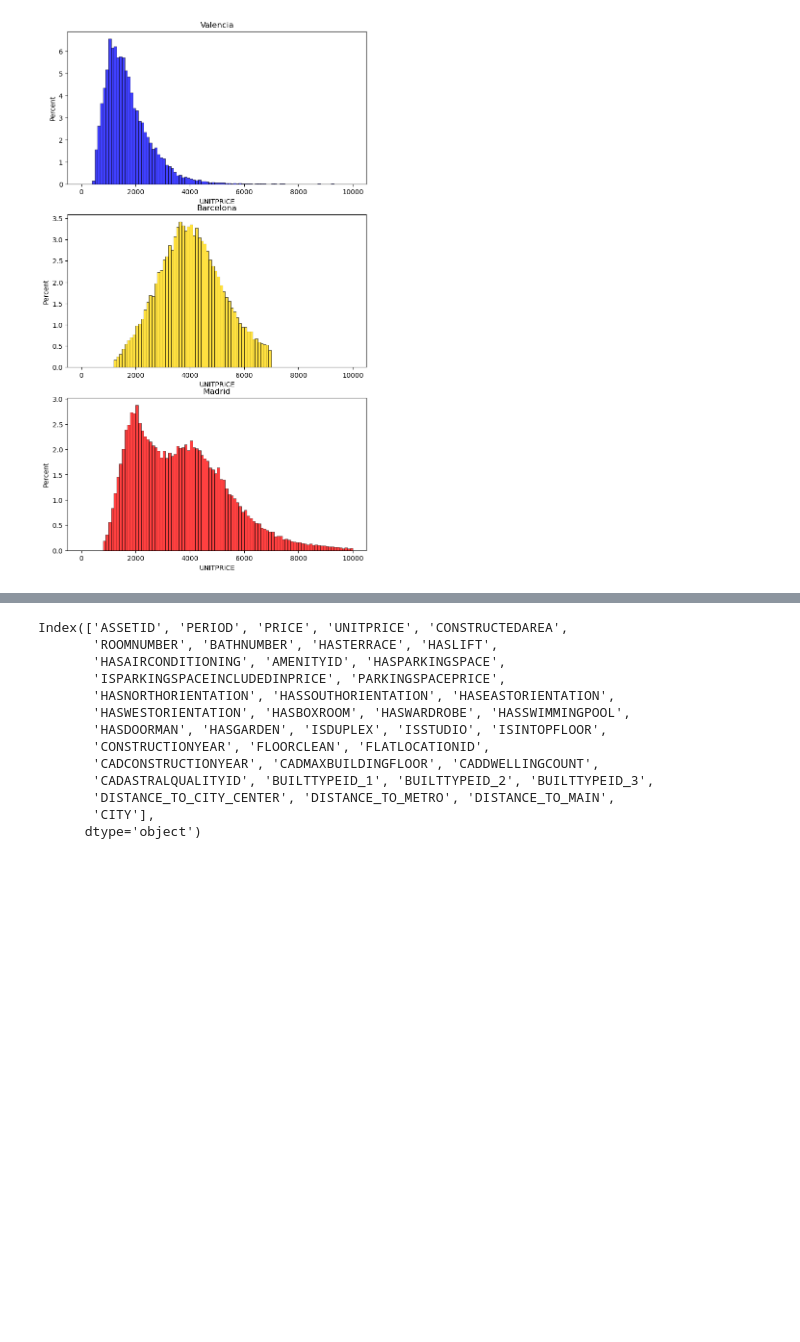
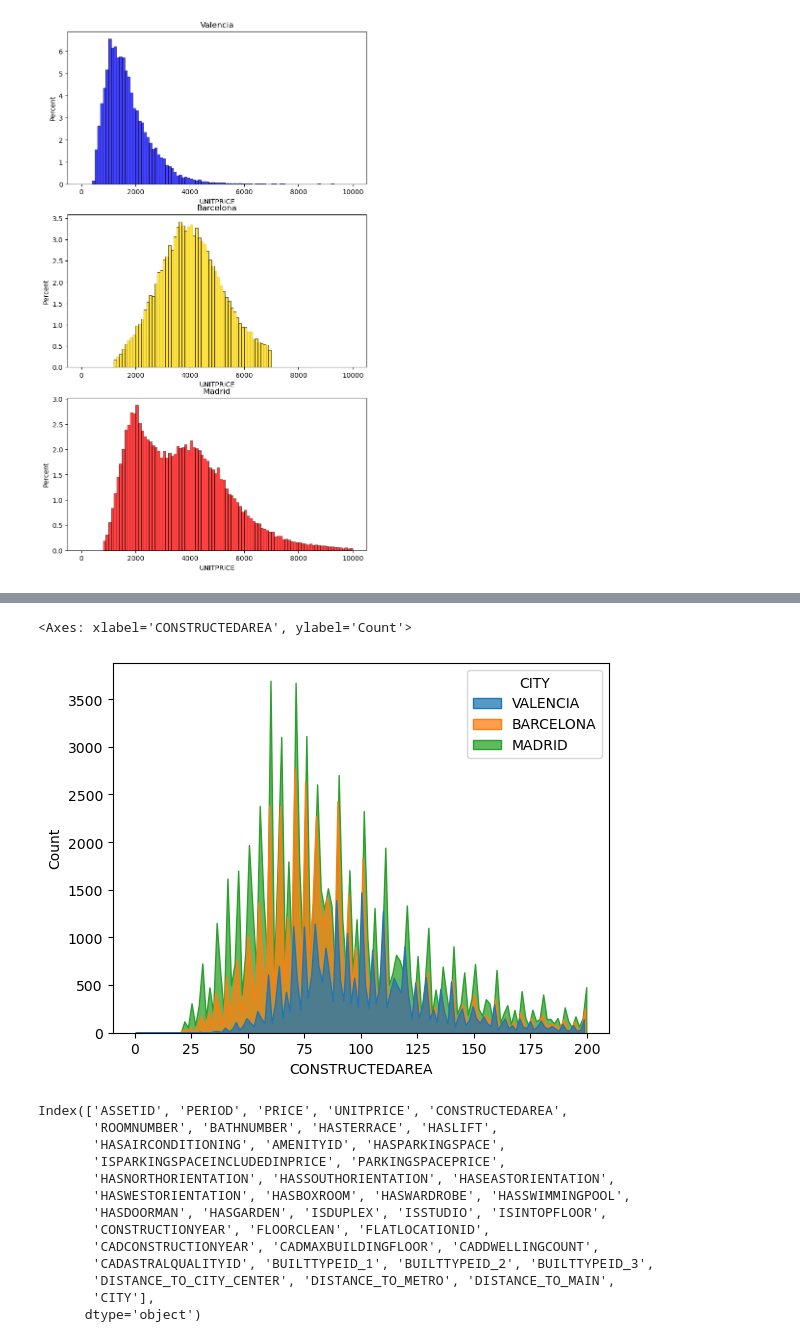
Before and after one commit to AlvaroCorrales/idealista18, a Jupyter notebook: experiments/experiments.ipynb, the cells around one changed output, grey strips where cells are left out. Saved outputs shown, nothing was run; the diff lists cells and outputs as text; code cells hidden in the pictures; blank space fills up the shorter version.

```diff
--- a/experiments/experiments.ipynb
+++ b/experiments/experiments.ipynb
@@ -116,3 +121,8 @@ Text(0.5, 1.0, 'Madrid')
+# %%
+sns.histplot(data=df, x='CONSTRUCTEDAREA', hue='CITY', multiple = 'dodge', element = 'poly', binrange=(0,200))
+# %% [output]
+<Axes: xlabel='CONSTRUCTEDAREA', ylabel='Count'>
+[figure, added]
 # %%
 df_val.columns
 # %% [output]
```
Also changed, not shown: parts of 2 cells of this notebook.
